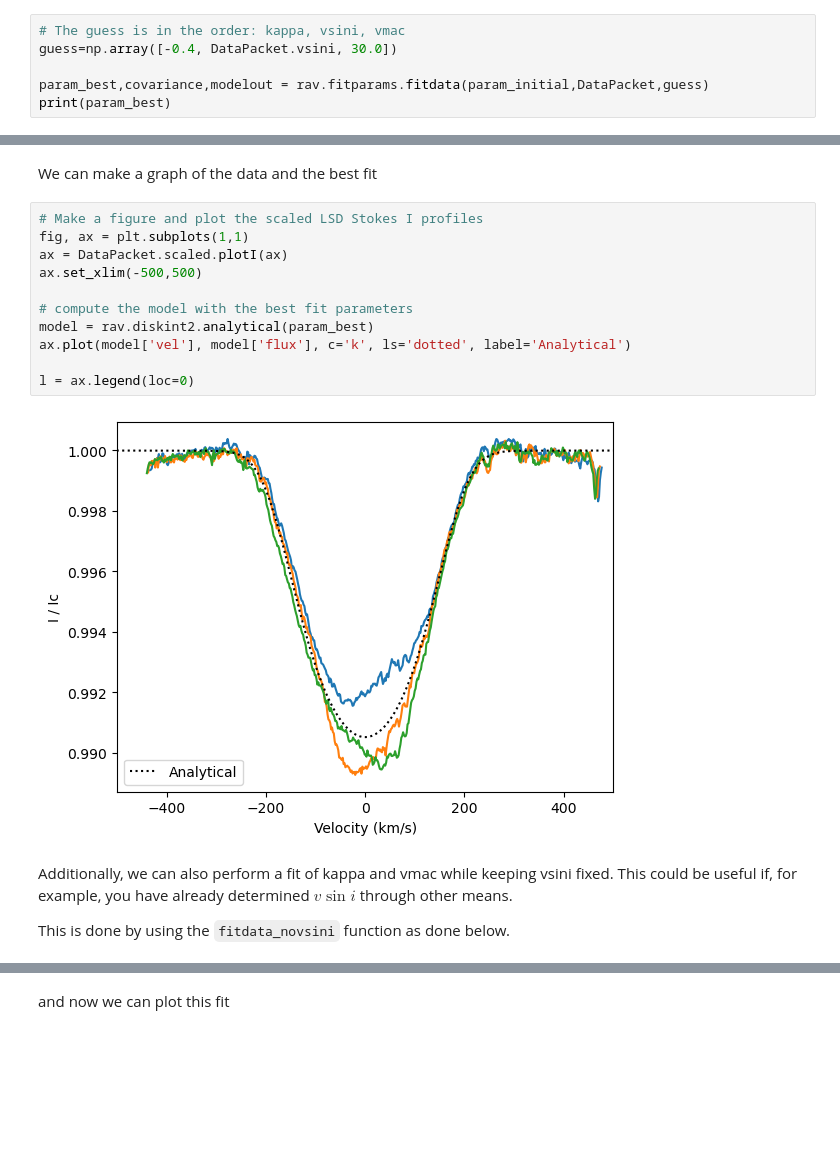
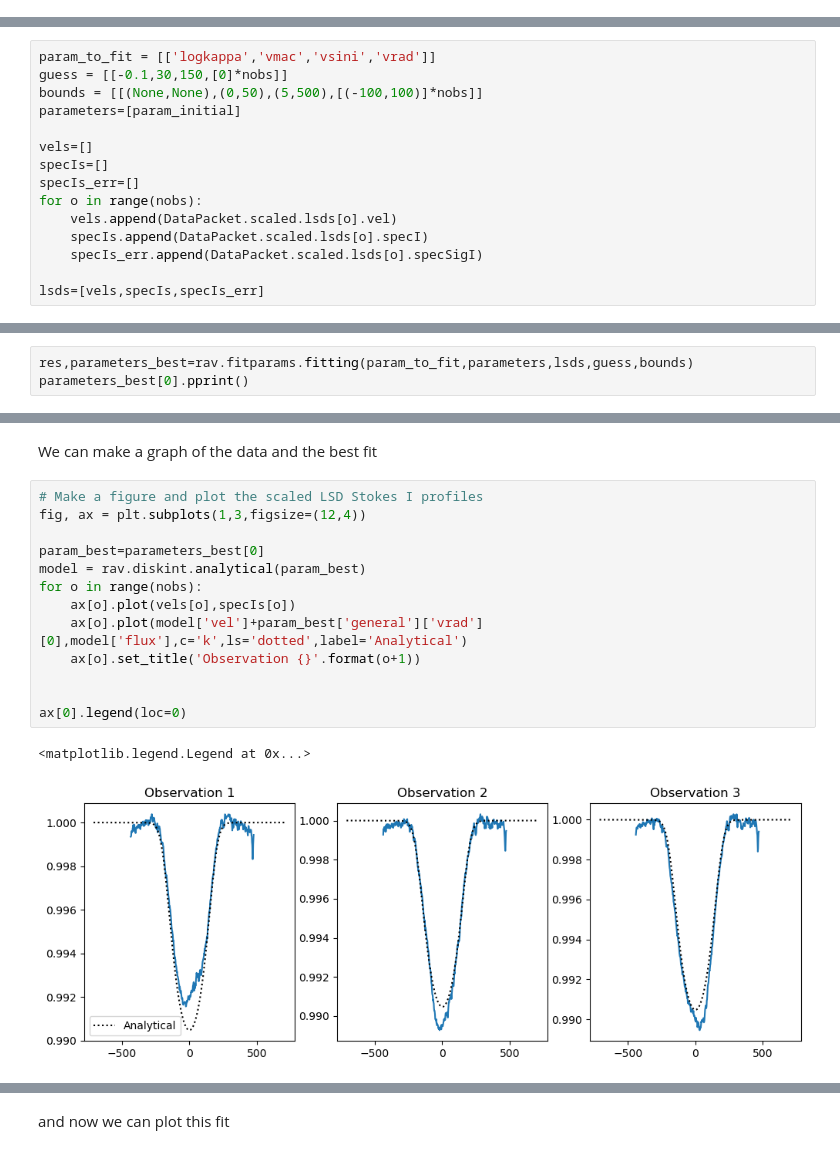
Before and after one commit to veropetit/pyRaven, a Jupyter notebook: JupyterBook/SimpleApplication/02-FitIntensity.ipynb, the cells around one changed output, grey strips where cells are left out. Drawn from its saved outputs; the diff is of its cells as text; blank space fills up the shorter version.

```diff
--- a/JupyterBook/SimpleApplication/02-FitIntensity.ipynb
+++ b/JupyterBook/SimpleApplication/02-FitIntensity.ipynb
@@ -220,6 +243,0 @@ Fit is done on the Packet.scaled -- should be done on the Packet.cutfit ?
-# %%
-# The guess is in the order: kappa, vsini, vmac
-guess=np.array([-0.4, DataPacket.vsini, 30.0])
-
-param_best,covariance,modelout = rav.fitparams.fitdata(param_initial,DataPacket,guess)
-print(param_best)
@@ -239,0 +261,15 @@ print(param_best)
+# %%
+param_to_fit = [['logkappa','vmac','vsini','vrad']]
+guess = [[-0.1,30,150,[0]*nobs]]
+bounds = [[(None,None),(0,50),(5,500),[(-100,100)]*nobs]]
+parameters=[param_initial]
+
+vels=[]
+specIs=[]
+specIs_err=[]
+for o in range(nobs):
+    vels.append(DataPacket.scaled.lsds[o].vel)
+    specIs.append(DataPacket.scaled.lsds[o].specI)
+    specIs_err.append(DataPacket.scaled.lsds[o].specSigI)
+
+lsds=[vels,specIs,specIs_err]
@@ -239,0 +278,3 @@ print(param_best)
+# %%
+res,parameters_best=rav.fitparams.fitting(param_to_fit,parameters,lsds,guess,bounds)
+parameters_best[0].pprint()
@@ -241,18 +301,17 @@ print(param_best)
 We can make a graph of the data and the best fit
 # %%
 # Make a figure and plot the scaled LSD Stokes I profiles
-fig, ax = plt.subplots(1,1)
-ax = DataPacket.scaled.plotI(ax)
-ax.set_xlim(-500,500)
+fig, ax = plt.subplots(1,3,figsize=(12,4))
 
-# compute the model with the best fit parameters
-model = rav.diskint2.analytical(param_best)
-ax.plot(model['vel'], model['flux'], c='k', ls='dotted', label='Analytical')
+param_best=parameters_best[0]
+model = rav.diskint.analytical(param_best)
+for o in range(nobs):
+    ax[o].plot(vels[o],specIs[o])
+    ax[o].plot(model['vel']+param_best['general']['vrad'][0],model['flux'],c='k',ls='dotted',label='Analytical')
+    ax[o].set_title('Observation {}'.format(o+1))
 
-l = ax.legend(loc=0)
+
+ax[0].legend(loc=0)
 # %% [output]
+<matplotlib.legend.Legend at 0x...>
-[figure, old version]
+[figure, new version]
-# %% [markdown]
-Additionally, we can also perform a fit of kappa and vmac while keeping vsini fixed. This could be useful if, for example, you have already determined $v\sin i$ through other means.
-
-This is done by using the `fitdata_novsini` function as done below.
```
Also changed, not shown: parts of 16 cells of this notebook, 2 other files.
